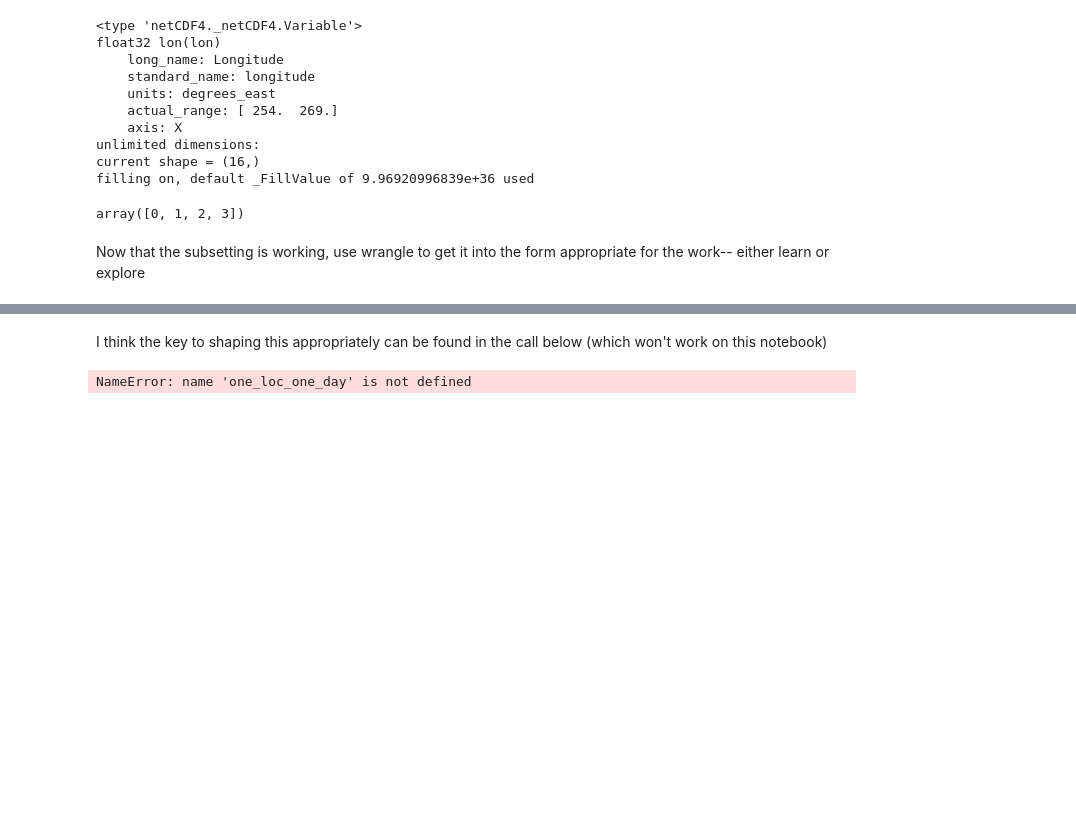
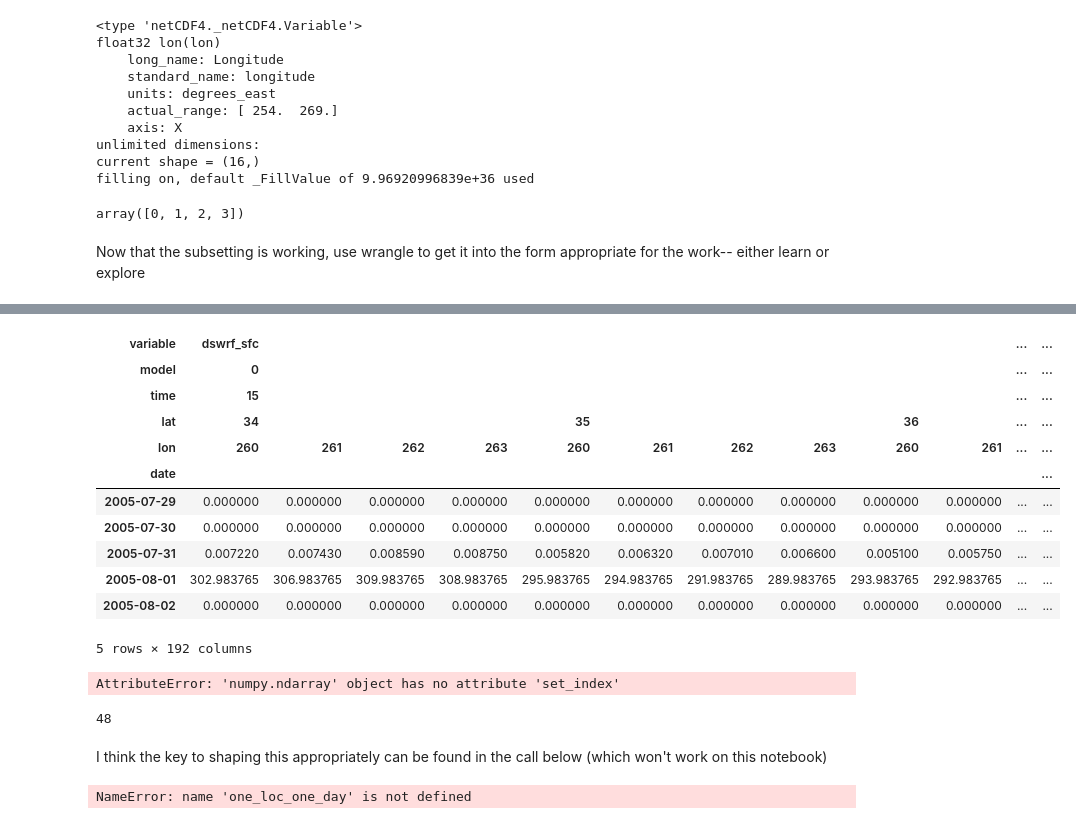
Before and after one commit to joelmpiper/solar_energy_prediction, a Jupyter notebook: notebooks/TestExtractionFunction.ipynb, the cells around one changed output, grey strips where cells are left out. Cells and saved outputs as stored; diff of their text form; code cells hidden in the pictures; blank space fills up the shorter version.

Commit message:
Working version dataframe subsets for exploration and for learning. Still need to transition rest of infrastructure to accept this input.

```diff
--- a/notebooks/TestExtractionFunction.ipynb
+++ b/notebooks/TestExtractionFunction.ipynb
@@ -351,16 +351,18 @@ array([0, 1, 2, 3])
 Now that the subsetting is working, use wrangle to get it into the form appropriate for the work-- either learn or explore
 # %%
 reload(solar.wrangle.wrangle)
+reload(solar.wrangle.subset)
 from solar.wrangle.wrangle import SolarData
+from solar.wrangle.subset import Subset
 train_dates = ['2005-07-29','2005-08-02']
 test_dates = ['2008-12-29', '2009-01-05']
-var = ['dswrf_sfc', 'uswrf_sfc', 'spfh_2m']
-#var = ['dswrf_sfc']
-models = [0,5,10]
-times = [18, 21, 24]
-lats = range(32,36)
-longs = range(260,265)
-X_train,y_train, X_test = SolarData.load_data_learn('solar/data/kaggle_solar/train/', 'solar/data/kaggle_solar/train.csv',
+#var = ['dswrf_sfc', 'uswrf_sfc', 'spfh_2m', 'ulwrf_tatm']
+var = ['dswrf_sfc']
+models = [0]
+times = [12]
+lats = range(35,37)
+longs = range(260,262)
+X_train,y_train, X_test = SolarData.load('solar/data/kaggle_solar/train/', 'solar/data/kaggle_solar/train.csv',
                                 'solar/data/kaggle_solar/test', 'solar/data/kaggle_solar/station_info.csv',
-                                var=var, train_dates=train_dates, test_dates=test_dates, models=models, times=times,
-                                lats=lats, longs=longs)
+                                var=var, lats=lats, longs=longs, test_dates=test_dates, train_dates=train_dates,
+                                models=models, times=times)
@@ -377,0 +397,15 @@ y_train
+# %%
+X_train.reset_index().set_index(['date','model','time','lat','lon']).unstack(['model','time','lat','lon']).drop('level_0',axis=1)
+# %% [output]
+| variable | dswrf_sfc |  |  |  |  |  |  |  |  |  | ... | ... |
+| model | 0 |  |  |  |  |  |  |  |  |  | ... | ... |
+| time | 15 |  |  |  |  |  |  |  |  |  | ... | ... |
+| lat | 34 |  |  |  | 35 |  |  |  | 36 |  | ... | ... |
+| lon | 260 | 261 | 262 | 263 | 260 | 261 | 262 | 263 | 260 | 261 | ... | ... |
+| date |  |  |  |  |  |  |  |  |  |  |  | ... |
+| 2005-07-29 | 0.000000 | 0.000000 | 0.000000 | 0.000000 | 0.000000 | 0.000000 | 0.000000 | 0.000000 | 0.000000 | 0.000000 | ... | ... |
+| 2005-07-30 | 0.000000 | 0.000000 | 0.000000 | 0.000000 | 0.000000 | 0.000000 | 0.000000 | 0.000000 | 0.000000 | 0.000000 | ... | ... |
+| 2005-07-31 | 0.007220 | 0.007430 | 0.008590 | 0.008750 | 0.005820 | 0.006320 | 0.007010 | 0.006600 | 0.005100 | 0.005750 | ... | ... |
+| 2005-08-01 | 302.983765 | 306.983765 | 309.983765 | 308.983765 | 295.983765 | 294.983765 | 291.983765 | 289.983765 | 293.983765 | 292.983765 | ... | ... |
+| 2005-08-02 | 0.000000 | 0.000000 | 0.000000 | 0.000000 | 0.000000 | 0.000000 | 0.000000 | 0.000000 | 0.000000 | 0.000000 | ... | ... |
+5 rows × 192 columns
@@ -378,3 +416,12 @@ y_train
+# %%
+from datetime import datetime as dt
+X_train.set_index(np.arange(train_dates[0],np.datetime64(train_dates[1])+1,dtype='datetime64'))
+# %% [output]
+AttributeError: 'numpy.ndarray' object has no attribute 'set_index'
+# %%
+np.product(X_train.shape[1:])
+# %% [output]
+48
 # %% [markdown]
 I think the key to shaping this appropriately can be found in the call below (which won't work on this notebook)
 # %%
```
Also changed, not shown: parts of 4 cells of this notebook, 8 other files.
